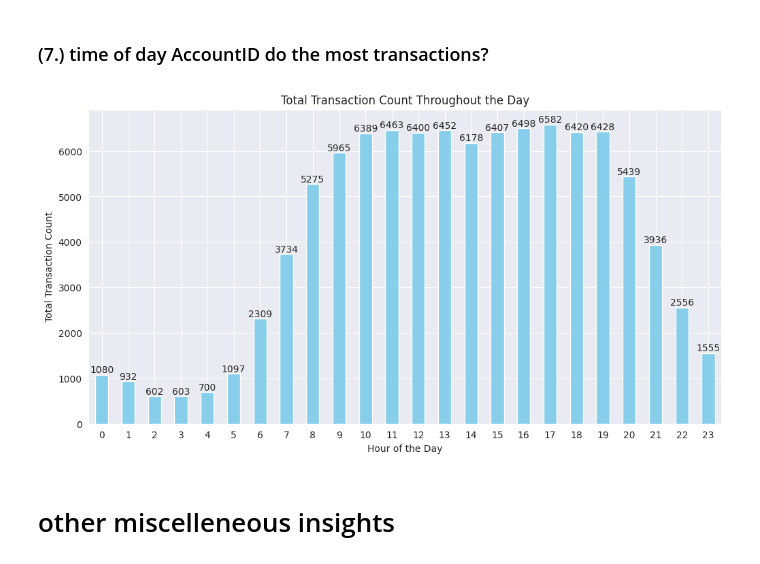
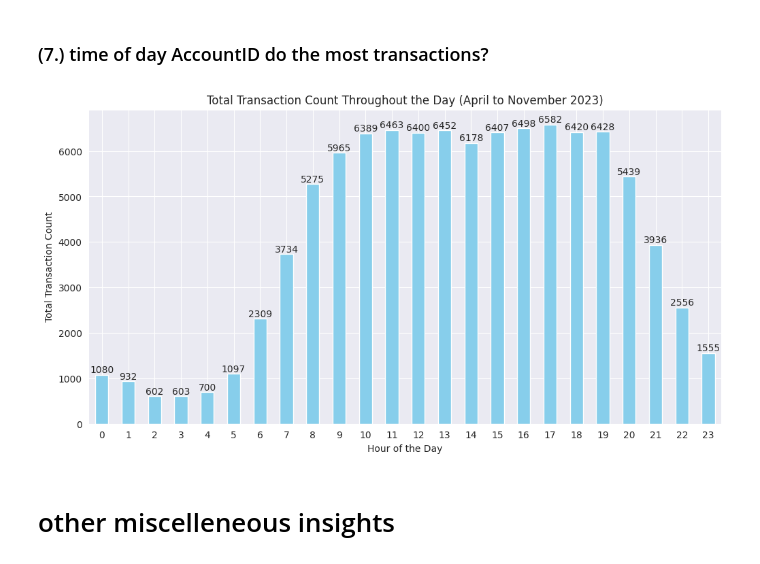
Before and after one commit to neyedhayo/transaction-analysis, a Jupyter notebook: notebook/eda_notebook.ipynb, the cells around one changed output. Cells and saved outputs as stored; diff of their text form; code cells hidden in the pictures.

```diff
--- a/notebook/eda_notebook.ipynb
+++ b/notebook/eda_notebook.ipynb
@@ -389,0 +498,36 @@ plt.show()
+# %%
+# Create a 'DayOfWeek' column based on the index day name
+df['DayOfWeek'] = df.index.day_name()
+
+# Group by 'DayOfWeek' and count the transactions
+cumulative_transactions_by_day = df.groupby('DayOfWeek').size()
+
+# Sort the days for proper ordering in the plot
+ordered_days = ['Monday', 'Tuesday', 'Wednesday', 'Thursday', 'Friday', 'Saturday', 'Sunday']
+cumulative_transactions_by_day = cumulative_transactions_by_day.reindex(ordered_days)
+
+# Function to format the counts (same as before)
+def format_count(value):
+    if value >= 1e6:
+        return f'{value / 1e6:.1f}M'
+    elif value >= 1e3:
+        return f'{value / 1e3:.1f}K'
+    else:
+        return str(value)
+
+# Plot a visualization
+plt.figure(figsize=(12, 6))
+ax = sns.barplot(x=cumulative_transactions_by_day.index, y=cumulative_transactions_by_day.values, palette='viridis')
+
+# Set plot title and labels
+plt.title('Cumulative Transaction Count by Day of the Week')
+plt.xlabel('Day of the Week')
+plt.ylabel('Total Transaction Count')
+
+# Annotate bars with counts
+for p in ax.patches:
+    ax.annotate(format_count(p.get_height()), (p.get_x() + p.get_width() / 2., p.get_height()),
+                ha='center', va='center', fontsize=10, color='black', xytext=(0, 5),
+                textcoords='offset points')
+
+plt.show()
@@ -414,25 +565,25 @@ plt.show()
 # %%
 df['HourOfDay'] = df.index.hour
 
 # Visualization plot for total transaction count throughout the day
 plt.figure(figsize=(12, 6))
 
 # Group by 'HourOfDay' and count transactions
 transaction_count_by_hour = df.groupby('HourOfDay').size()
 transaction_count_by_hour.plot(kind='bar', color='skyblue')
 
-plt.title('Total Transaction Count Throughout the Day')
+plt.title('Total Transaction Count Throughout the Day (April to November 2023)')
 plt.xlabel('Hour of the Day')
 plt.ylabel('Total Transaction Count')
 plt.xticks(rotation=0)  # For readability
 
 # Annotate each bar with the transaction count
 for idx, value in transaction_count_by_hour.items():
     plt.text(idx, value, str(value), ha='center', va='bottom')
 
 plt.show()
 # %% [output]
-[figure, old version]
+[figure, new version]
 # %% [markdown]
 # other miscelleneous insights
 # %% [markdown]
```
Also changed, not shown: parts of 14 cells of this notebook.
